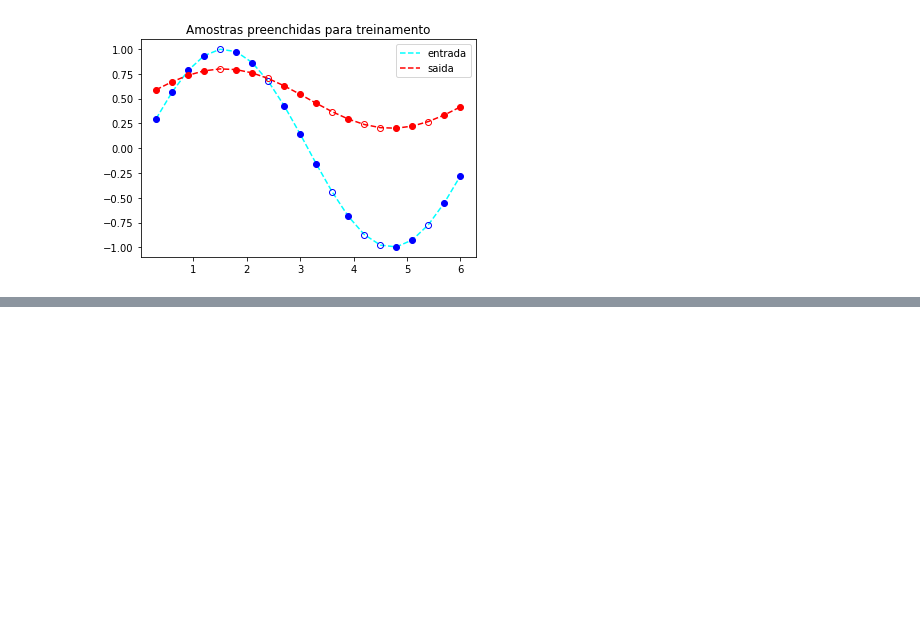
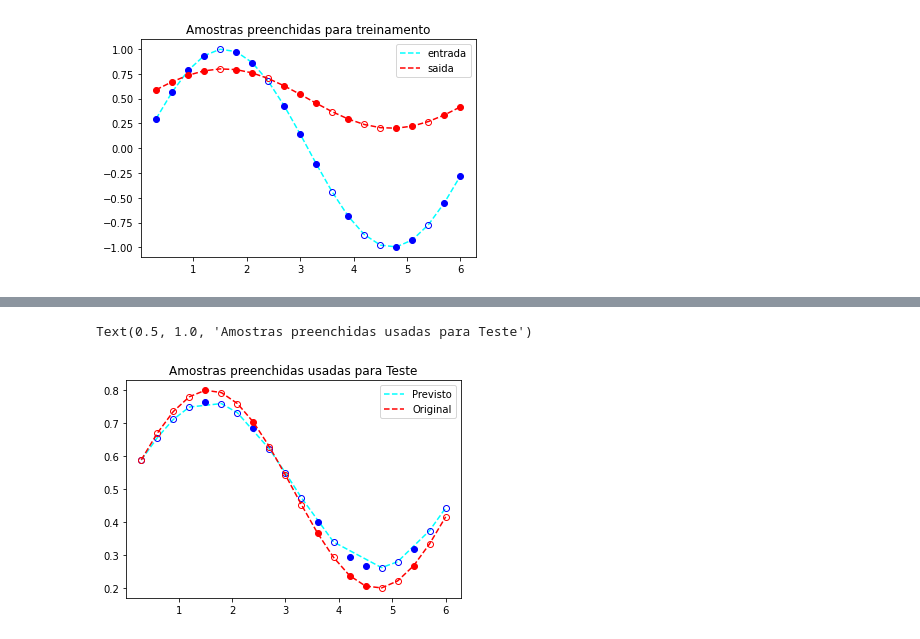
Before and after one commit to jueta/Artificial-Neural-Networks, a Jupyter notebook: 课三/exercicio3.ipynb, the cells around one changed output, grey strips where cells are left out. Drawn from its saved outputs; the diff is of its cells as text; code cells hidden in the pictures; blank space fills up the shorter version.

```diff
--- a/课三/exercicio3.ipynb
+++ b/课三/exercicio3.ipynb
@@ -269,0 +252,15 @@ x para treinamento:
+# %%
+# print("\n yhat: \n",yhat)
+# print("\n yhattrain: \n",yhattrain)
+
+plt.plot(train_t, yhattrain, '--', color="cyan", label='Previsto')
+plt.plot(test_t, yhat, 'o', color="blue")
+plt.plot(train_t, yhattrain, 'o', color="blue", mfc='none')
+plt.plot(Ex1_t, Ex1_y, '--', color="red", label='Original')
+plt.plot(test_t, test_y, 'o', color="red")
+plt.plot(train_t, train_y, 'o', color="red", mfc='none')
+plt.legend()
+plt.title("Amostras preenchidas usadas para Teste")
+# %% [output]
+Text(0.5, 1.0, 'Amostras preenchidas usadas para Teste')
+[figure, added]
```
Also changed, not shown: parts of 2 cells of this notebook.
